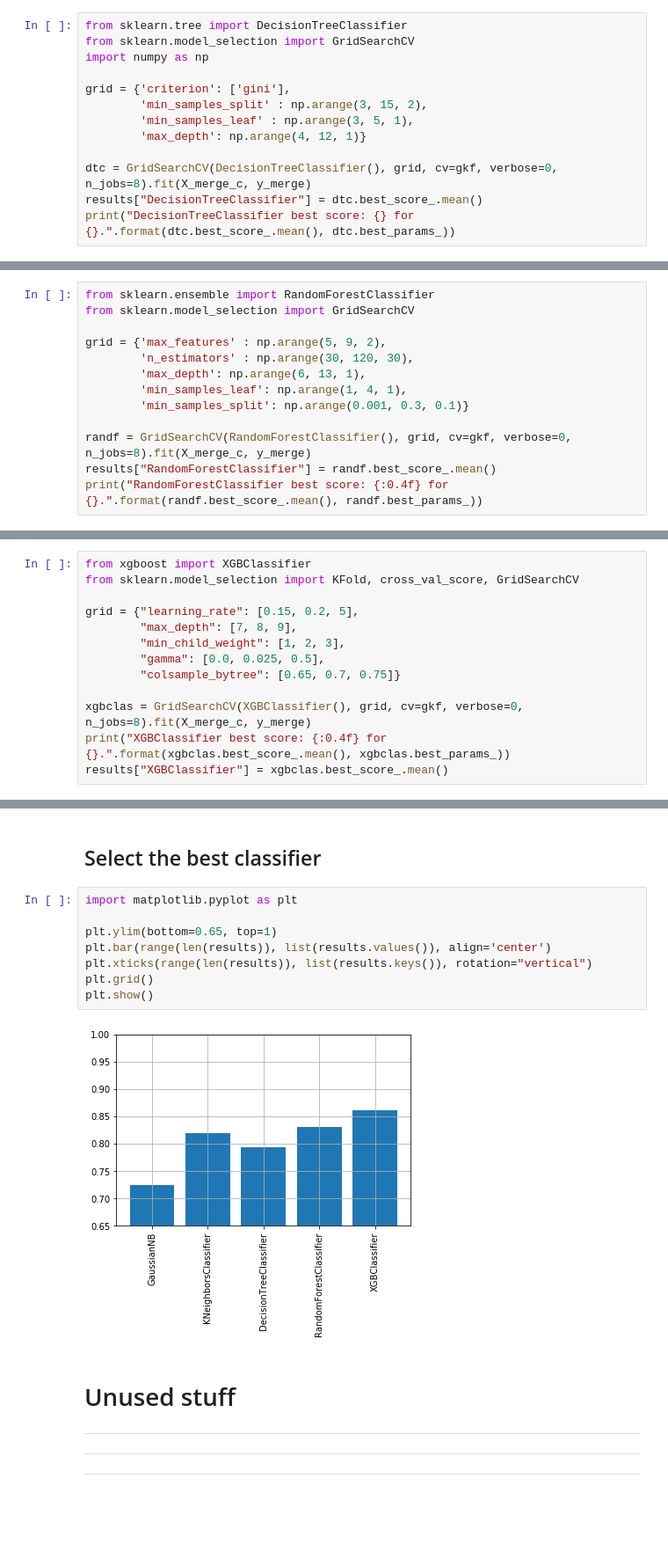
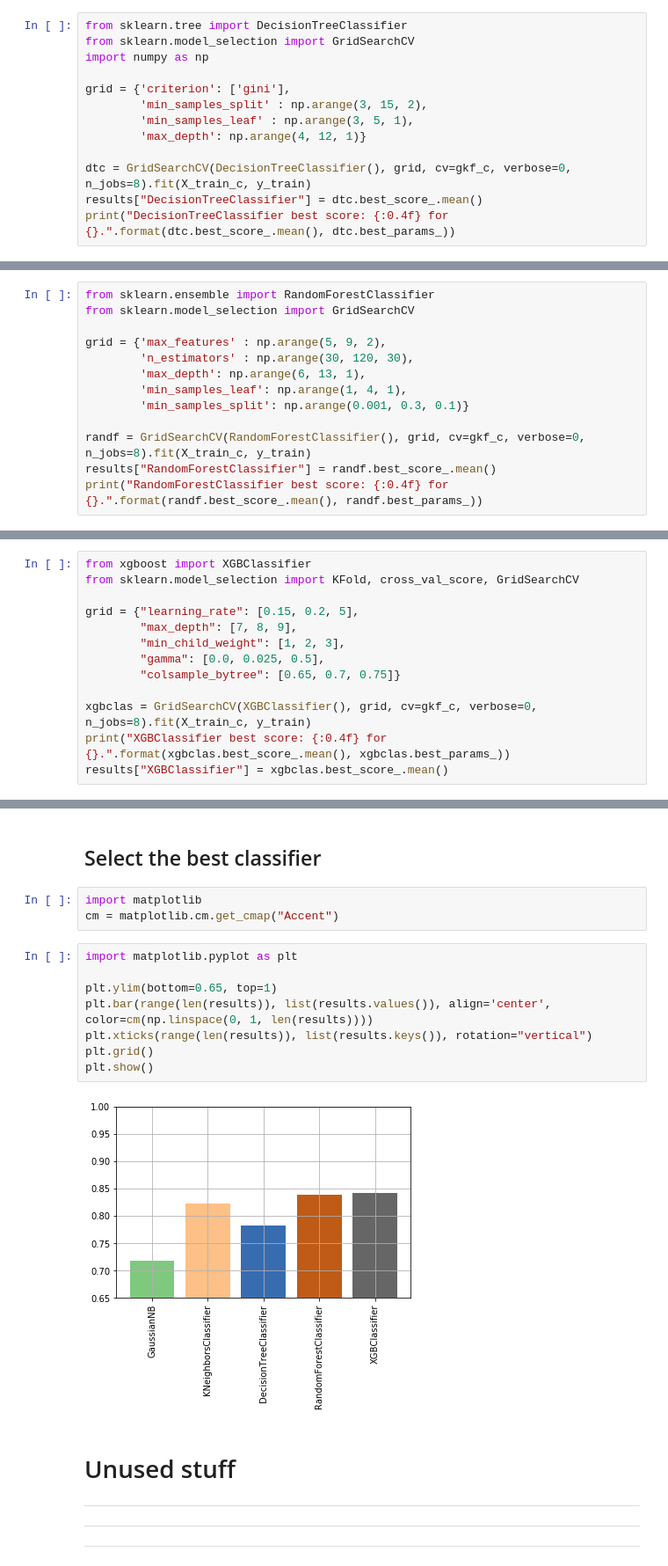
Before and after one commit to mskl/ist-mi-cdadosi7, a Jupyter notebook: project/matyas_project_parkinson.ipynb, the cells around one changed output, grey strips where cells are left out. Shown at 88% size. Saved outputs shown, nothing was run; the diff lists cells and outputs as text; blank space fills up the shorter version.

Commit message:
Fixed the train/test split mistake

```diff
--- a/project/matyas_project_parkinson.ipynb
+++ b/project/matyas_project_parkinson.ipynb
@@ -500,7 +516,7 @@ grid = {'criterion': ['gini'],
         'min_samples_leaf' : np.arange(3, 5, 1),
         'max_depth': np.arange(4, 12, 1)}
 
-dtc = GridSearchCV(DecisionTreeClassifier(), grid, cv=gkf, verbose=0, n_jobs=8).fit(X_merge_c, y_merge)
+dtc = GridSearchCV(DecisionTreeClassifier(), grid, cv=gkf_c, verbose=0, n_jobs=8).fit(X_train_c, y_train)
 results["DecisionTreeClassifier"] = dtc.best_score_.mean()
-print("DecisionTreeClassifier best score: {} for {}.".format(dtc.best_score_.mean(), dtc.best_params_))
+print("DecisionTreeClassifier best score: {:0.4f} for {}.".format(dtc.best_score_.mean(), dtc.best_params_))
 # %% [output]
@@ -519,7 +535,7 @@ grid = {'max_features' : np.arange(5, 9, 2),
         'min_samples_leaf': np.arange(1, 4, 1),
         'min_samples_split': np.arange(0.001, 0.3, 0.1)}
 
-randf = GridSearchCV(RandomForestClassifier(), grid, cv=gkf, verbose=0, n_jobs=8).fit(X_merge_c, y_merge)
+randf = GridSearchCV(RandomForestClassifier(), grid, cv=gkf_c, verbose=0, n_jobs=8).fit(X_train_c, y_train)
 results["RandomForestClassifier"] = randf.best_score_.mean()
 print("RandomForestClassifier best score: {:0.4f} for {}.".format(randf.best_score_.mean(), randf.best_params_))
 # %% [output]
@@ -538,7 +554,7 @@ grid = {"learning_rate": [0.15, 0.2, 5],
         "gamma": [0.0, 0.025, 0.5],
         "colsample_bytree": [0.65, 0.7, 0.75]}
 
-xgbclas = GridSearchCV(XGBClassifier(), grid, cv=gkf, verbose=0, n_jobs=8).fit(X_merge_c, y_merge)
+xgbclas = GridSearchCV(XGBClassifier(), grid, cv=gkf_c, verbose=0, n_jobs=8).fit(X_train_c, y_train)
 print("XGBClassifier best score: {:0.4f} for {}.".format(xgbclas.best_score_.mean(), xgbclas.best_params_))
 results["XGBClassifier"] = xgbclas.best_score_.mean()
 # %% [output]
@@ -548,15 +564,18 @@ XGBClassifier best score: 0.8614 for {'colsample_bytree': 0.7, 'gamma': 0.5, 'le
 # %% [markdown]
 ## Select the best classifier
+# %%
+import matplotlib
+cm = matplotlib.cm.get_cmap("Accent")
 # %%
 import matplotlib.pyplot as plt
 
 plt.ylim(bottom=0.65, top=1)
-plt.bar(range(len(results)), list(results.values()), align='center')
+plt.bar(range(len(results)), list(results.values()), align='center', color=cm(np.linspace(0, 1, len(results))))
 plt.xticks(range(len(results)), list(results.keys()), rotation="vertical")
 plt.grid()
 plt.show()
 # %% [output]
-[figure, old version]
+[figure, new version]
 # %% [markdown]
 # Unused stuff
 
```
Also changed, not shown: parts of 37 cells of this notebook, 1 other file.
